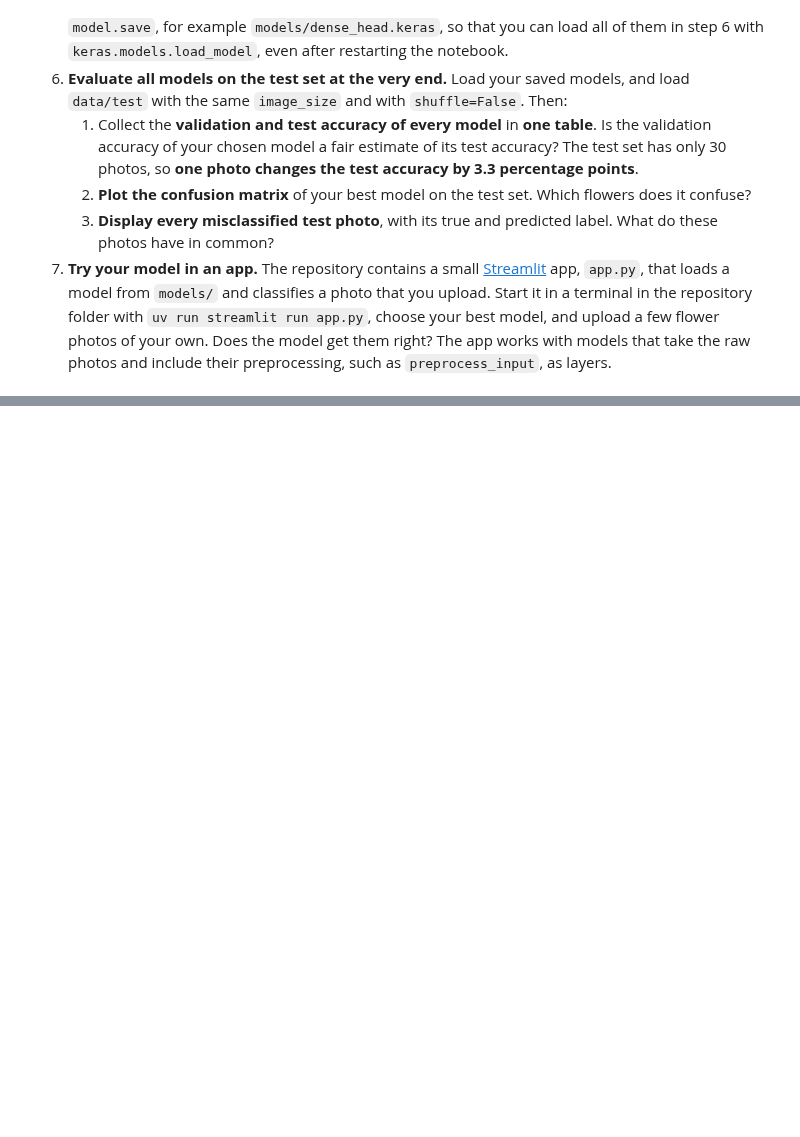
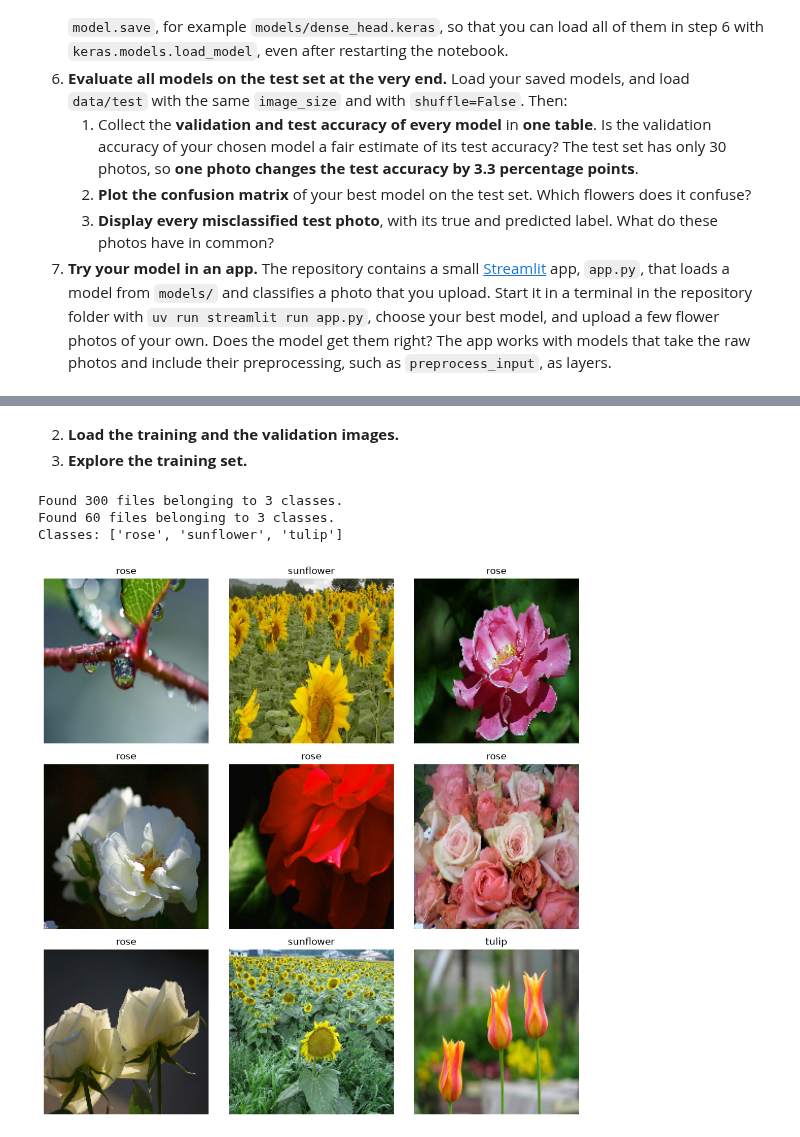
Before and after one commit to NicolaiTurcan/amle-project-flowers, a Jupyter notebook: 01_flower_classification_project.ipynb, the cells around one changed output, grey strips where cells are left out. Saved outputs shown, nothing was run; the diff lists cells and outputs as text; code cells hidden in the pictures; blank space fills up the shorter version.

```diff
--- a/01_flower_classification_project.ipynb
+++ b/01_flower_classification_project.ipynb
@@ -62,0 +86,47 @@ from sklearn.metrics import accuracy_score, ConfusionMatrixDisplay
+# %% [markdown]
+2. **Load the training and the validation images.**
+3. **Explore the training set.**
+# %%
+IMAGE_SIZE = (160, 160)
+BATCH_SIZE = 32
+SEED = 42
+
+# Load the training dataset with shuffle=True
+train_ds = keras.utils.image_dataset_from_directory(
+    "data/train",
+    image_size=IMAGE_SIZE,
+    batch_size=BATCH_SIZE,
+    shuffle=True,
+    seed=SEED,
+    label_mode="int"
+)
+
+# Load the validation dataset with shuffle=False
+valid_ds = keras.utils.image_dataset_from_directory(
+    "data/validation",
+    image_size=IMAGE_SIZE,
+    batch_size=BATCH_SIZE,
+    shuffle=False,
+    label_mode="int"
+)
+
+class_names = train_ds.class_names
+print("Classes:", class_names)
+
+# Extract one batch to display a grid of training photos
+images, labels = next(iter(train_ds))
+
+fig, axes = plt.subplots(3, 3, figsize=(10, 10))
+for i, ax in enumerate(axes.flat):
+    # Convert pixels to uint8 for matplotlib
+    ax.imshow(images[i].numpy().astype("uint8"))
+    ax.set_title(class_names[labels[i]])
+    ax.axis("off")
+
+plt.tight_layout()
+plt.show()
+# %% [output]
+Found 300 files belonging to 3 classes.
+Found 60 files belonging to 3 classes.
+Classes: ['rose', 'sunflower', 'tulip']
+[figure, added]
```
Also changed, not shown: parts of 12 cells of this notebook.
